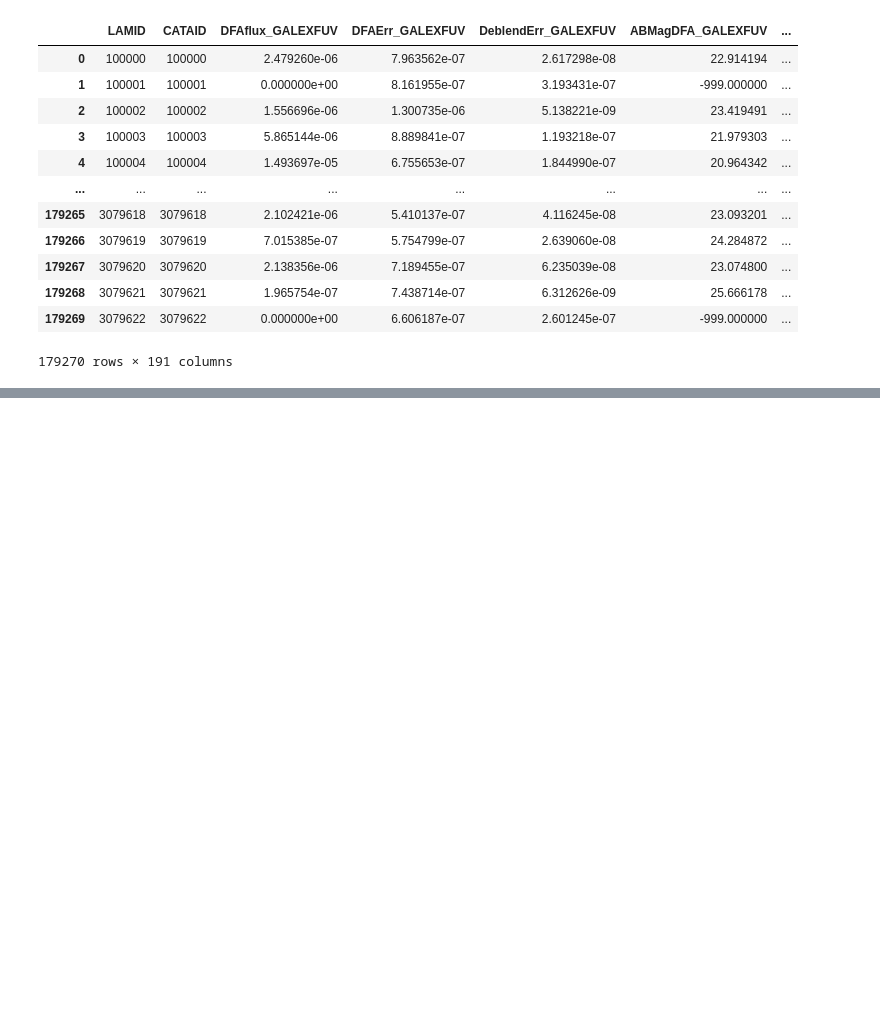
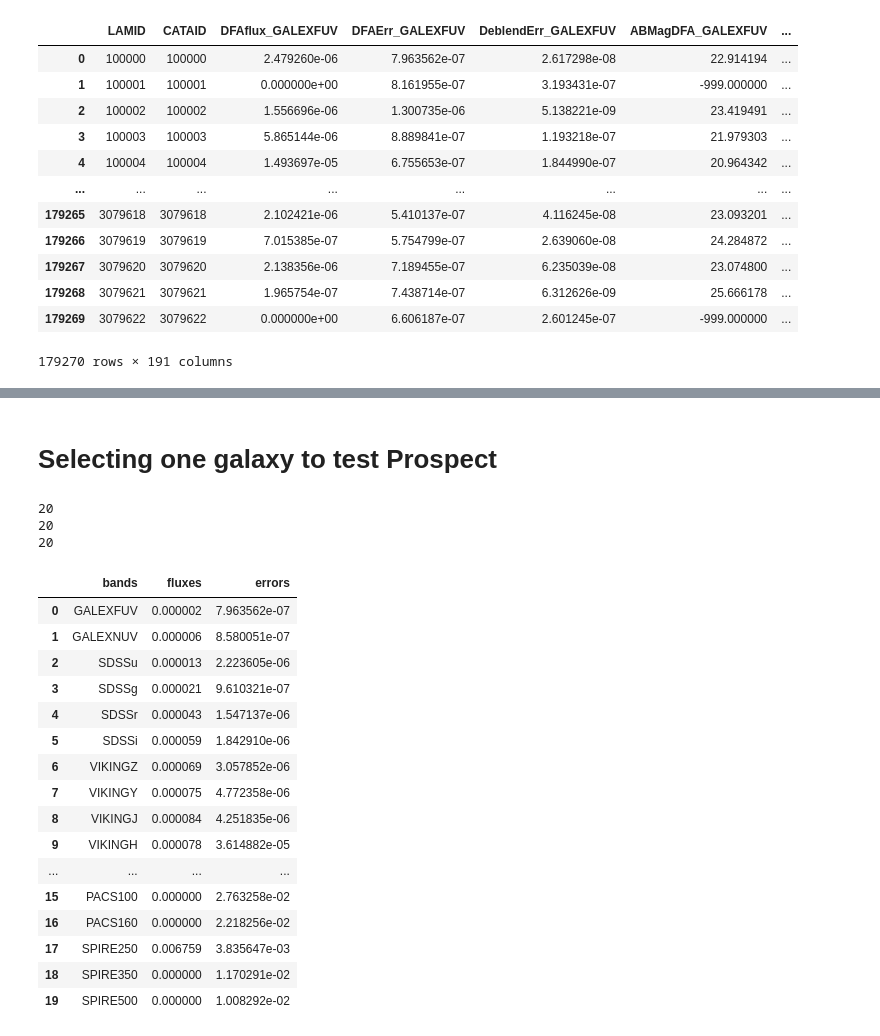
Before and after one commit to mdastro/LINER_UV, a Jupyter notebook: Malu/Match21bands.ipynb, the cells around one changed output, grey strips where cells are left out. Drawn from its saved outputs; the diff is of its cells as text; code cells hidden in the pictures; blank space fills up the shorter version.

Commit message:
:sparkles: new test with prospect

```diff
--- a/Malu/Match21bands.ipynb
+++ b/Malu/Match21bands.ipynb
@@ -169,0 +170,52 @@ ABMagDFA_SPIRE500
+# %% [markdown]
+# Selecting one galaxy to test Prospect
+# %%
+bands = []
+fluxes = []
+errors = []
+for i in range(len(my_df.keys())):
+    if my_df.keys()[i].split('_')[0]=='DFAflux':
+        if my_df.keys()[i].split('_')[1]=='SDSSz':
+            continue
+        else:
+            bands.append(my_df.keys()[i].split('_')[1])
+            fluxes.append(my_df[my_df.keys()[i]].values[0])
+    elif my_df.keys()[i].split('_')[0]=='DFAErr':
+        if my_df.keys()[i].split('_')[1]=='SDSSz':
+            continue
+        else:
+            errors.append(my_df[my_df.keys()[i]].values[0])
+
+print(len(fluxes))
+print(len(errors))
+print(len(bands))
+# %% [output]
+20
+20
+20
+# %%
+one_g = {}
+one_g['bands'] = bands
+one_g['fluxes'] = fluxes
+one_g['errors'] = errors
+one_galaxy = pd.DataFrame(one_g)
+# %%
+one_galaxy
+# %% [output]
+|  | bands | fluxes | errors |
+| 0 | GALEXFUV | 0.000002 | 7.963562e-07 |
+| 1 | GALEXNUV | 0.000006 | 8.580051e-07 |
+| 2 | SDSSu | 0.000013 | 2.223605e-06 |
+| 3 | SDSSg | 0.000021 | 9.610321e-07 |
+| 4 | SDSSr | 0.000043 | 1.547137e-06 |
+| 5 | SDSSi | 0.000059 | 1.842910e-06 |
+| 6 | VIKINGZ | 0.000069 | 3.057852e-06 |
+| 7 | VIKINGY | 0.000075 | 4.772358e-06 |
+| 8 | VIKINGJ | 0.000084 | 4.251835e-06 |
+| 9 | VIKINGH | 0.000078 | 3.614882e-05 |
+| ... | ... | ... | ... |
+| 15 | PACS100 | 0.000000 | 2.763258e-02 |
+| 16 | PACS160 | 0.000000 | 2.218256e-02 |
+| 17 | SPIRE250 | 0.006759 | 3.835647e-03 |
+| 18 | SPIRE350 | 0.000000 | 1.170291e-02 |
+| 19 | SPIRE500 | 0.000000 | 1.008292e-02 |
```
Also changed, not shown: parts of 15 cells of this notebook, 1 other file.
